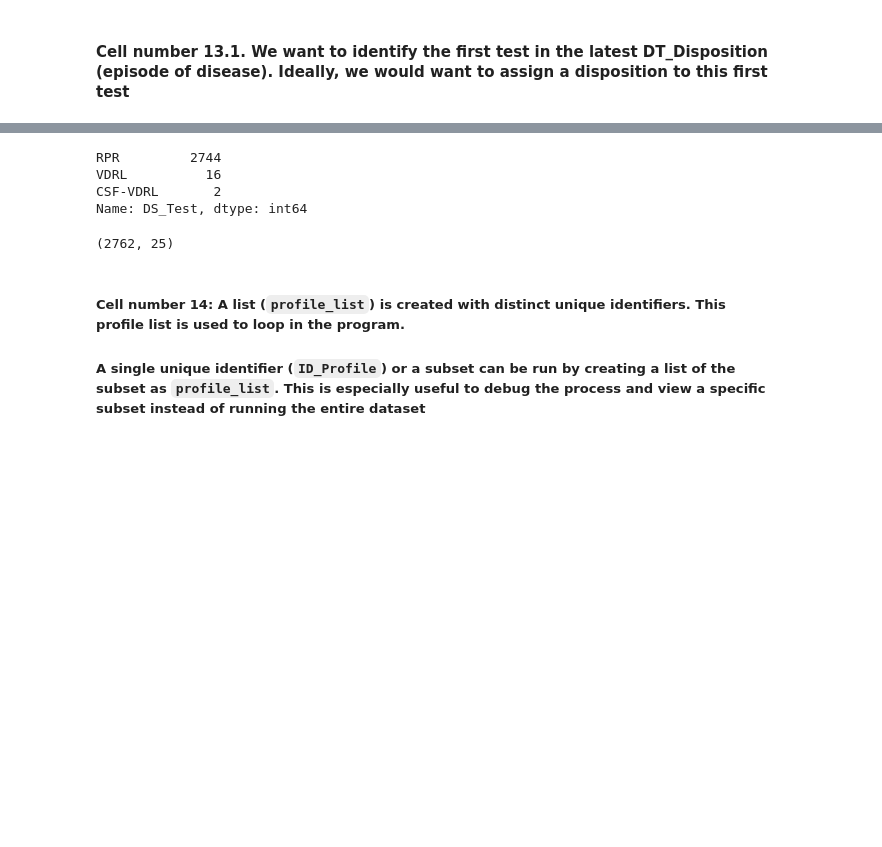
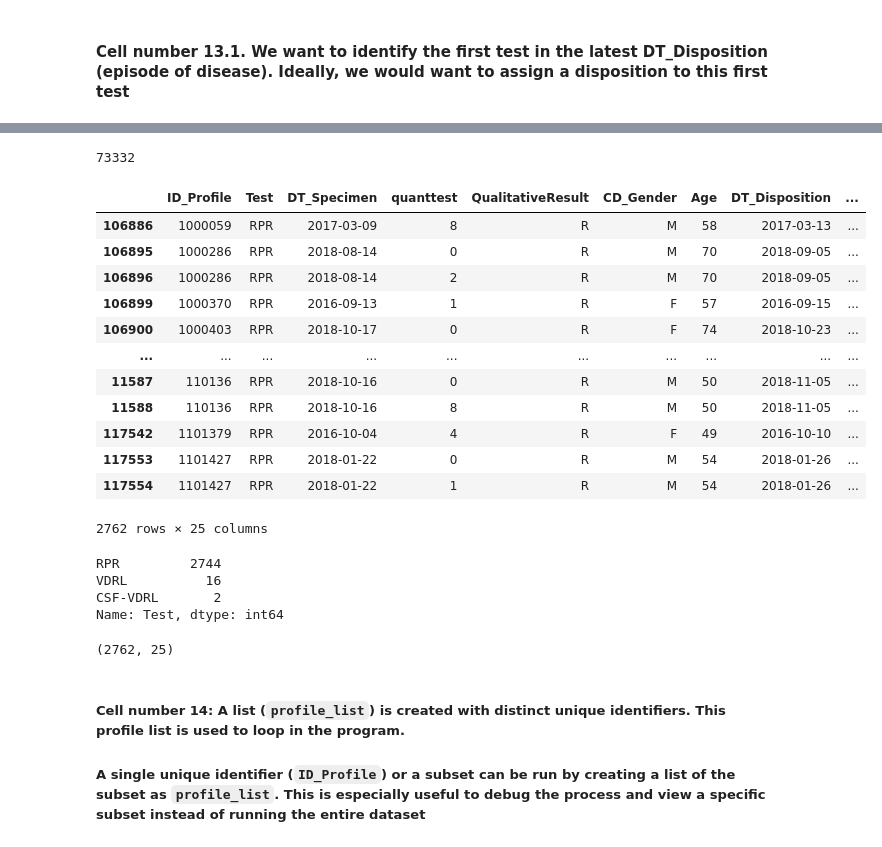
Before and after one commit to CDCgov/Syphilis_Record_Search_and_Review_Algorithm, a Jupyter notebook: notebooks/CDC Syphilis Serology Prioritization Algorithm Script v3.ipynb, the cells around one changed output, grey strips where cells are left out. Cells and saved outputs as stored; diff of their text form; code cells hidden in the pictures; blank space fills up the shorter version.

```diff
--- a/notebooks/CDC Syphilis Serology Prioritization Algorithm Script v3.ipynb
+++ b/notebooks/CDC Syphilis Serology Prioritization Algorithm Script v3.ipynb
@@ -455,12 +480,13 @@ array(['1000059', '1000286', '1000370', ..., '999856', '999938', '999940'],
 # %% [markdown]
 #### Cell number 13.1. We want to identify the first test in the latest DT_Disposition (episode of disease). Ideally, we would want to assign a disposition to this first test
 # %%
+#%%timeit -n 1
 #13.1
-
+"""
 list1 = np.unique(df_main_6m_ntt['ID_Profile'])
 
 len(list1)
-df_first_test = pd.DataFrame(columns=['ID_Profile','DS_Test','DT_Specimen','quanttest','DS_QualitativeResult','CD_Gender', 'Age_clean','DT_Disposition','index_no'])
+df_first_test = pd.DataFrame(columns=['ID_Profile','Test','DT_Specimen','quanttest','QualitativeResult','CD_Gender', 'Age', 'DT_Disposition', 'index_no'])
 list1 = list1[:1500]
 
 #list1 = ['1395824']
@@ -469,16 +495,13 @@ for i in list1:
     time_IncTest = IncTest['DT_Disposition']
     time_IncTest = time_IncTest.values[0]
 
-    df_all = df_main[df_main['ID_Profile']==i]
-
-    df_all = df_all[(df_all['DS_Test'] == RPR) | (df_all['DS_Test'] == VDRL)|(df_all['DS_Test']==CSF_VDRL)|(df_all['DS_Test']==RPR_CordBlood)|(df_all['DS_Test']==TRUST)]
-
-
-
-    df_sameDT = df_all[df_all['DT_Disposition']==time_IncTest]
+    df_all = df_main[df_main['ID_Profile'] == i]
+    df_all = df_all[(df_all['Test'] == RPR) | (df_all['Test'] == VDRL) | (df_all['Test'] == CSF_VDRL) | (df_all['Test'] == RPR_CordBlood) | (df_all['Test'] == TRUST)]
+    df_sameDT = df_all[df_all['DT_Disposition'] == time_IncTest]
     df_earliestTest = [group[group['DT_Specimen'] == group['DT_Specimen'].min()] for name , group in df_sameDT.groupby("ID_Profile")]
 
     df_earliestTest = pd.concat(df_earliestTest)
     df_first_test=df_first_test.append(df_earliestTest)
 #df_first_test['DT_Disposition'].value_counts()
 df_first_test
+""";
@@ -502,14 +508,55 @@ df_first_test
-# %%
-df_main_6m_ntt = df_first_test
-
-df_main_6m_ntt['DS_Test'].value_counts()
-df_main_6m_ntt.shape
-# %% [output]
-RPR         2744
-VDRL          16
-CSF-VDRL       2
-Name: DS_Test, dtype: int64
-(2762, 25)
+# %%
+#%%timeit -n 1
+# optimized part of prev cell
+#13.1
+
+list1 = np.unique(dfm_6m_ntt['ID_Profile'])
+
+len(list1)
+df_first_test = pd.DataFrame(columns=['ID_Profile','Test','DT_Specimen','quanttest','QualitativeResult','CD_Gender', 'Age', 'DT_Disposition', 'index_no'])
+list1 = list1[:1500]
+
+#list1 = ['1395824']
+for i in list1:
+    IncTest = dfm_6m_ntt[dfm_6m_ntt['ID_Profile']==i]
+    time_IncTest = IncTest['DT_Disposition']
+    time_IncTest = time_IncTest.values[0]
+
+    df_all = df_main[df_main['ID_Profile'] == i]
+    df_all = df_all[(df_all['Test'] == RPR) | (df_all['Test'] == VDRL) | (df_all['Test'] == CSF_VDRL) | (df_all['Test'] == RPR_CordBlood) | (df_all['Test'] == TRUST)]
+    df_sameDT = df_all[df_all['DT_Disposition'] == time_IncTest]
+    df_earliestTest = [group[group['DT_Specimen'] == group['DT_Specimen'].min()] for name , group in df_sameDT.groupby("ID_Profile")]
+
+    df_earliestTest = pd.concat(df_earliestTest)
+    df_first_test=df_first_test.append(df_earliestTest)
+#df_first_test['DT_Disposition'].value_counts()
+df_first_test
+# %% [output]
+73332
+|  | ID_Profile | Test | DT_Specimen | quanttest | QualitativeResult | CD_Gender | Age | DT_Disposition | ... |
+| 106886 | 1000059 | RPR | 2017-03-09 | 8 | R | M | 58 | 2017-03-13 | ... |
+| 106895 | 1000286 | RPR | 2018-08-14 | 0 | R | M | 70 | 2018-09-05 | ... |
+| 106896 | 1000286 | RPR | 2018-08-14 | 2 | R | M | 70 | 2018-09-05 | ... |
+| 106899 | 1000370 | RPR | 2016-09-13 | 1 | R | F | 57 | 2016-09-15 | ... |
+| 106900 | 1000403 | RPR | 2018-10-17 | 0 | R | F | 74 | 2018-10-23 | ... |
+| ... | ... | ... | ... | ... | ... | ... | ... | ... | ... |
+| 11587 | 110136 | RPR | 2018-10-16 | 0 | R | M | 50 | 2018-11-05 | ... |
+| 11588 | 110136 | RPR | 2018-10-16 | 8 | R | M | 50 | 2018-11-05 | ... |
+| 117542 | 1101379 | RPR | 2016-10-04 | 4 | R | F | 49 | 2016-10-10 | ... |
+| 117553 | 1101427 | RPR | 2018-01-22 | 0 | R | M | 54 | 2018-01-26 | ... |
+| 117554 | 1101427 | RPR | 2018-01-22 | 1 | R | M | 54 | 2018-01-26 | ... |
+2762 rows × 25 columns
+# %%
+dfm_6m_ntt = df_first_test
+
+dfm_6m_ntt['Test'].value_counts()
+dfm_6m_ntt.shape
+# %% [output]
+RPR         2744
+VDRL          16
+CSF-VDRL       2
+Name: Test, dtype: int64
+(2762, 25)
 # %% [markdown]
 ##### Cell number 14: A list (`profile_list`) is created with distinct unique identifiers. This profile list is used to loop in the program.
 ##### A single unique identifier (`ID_Profile`) or a subset can be run by creating a list of the subset as `profile_list`. This is especially useful to debug the process and view a specific subset instead of running the entire dataset
```
Also changed, not shown: parts of 30 cells of this notebook.
